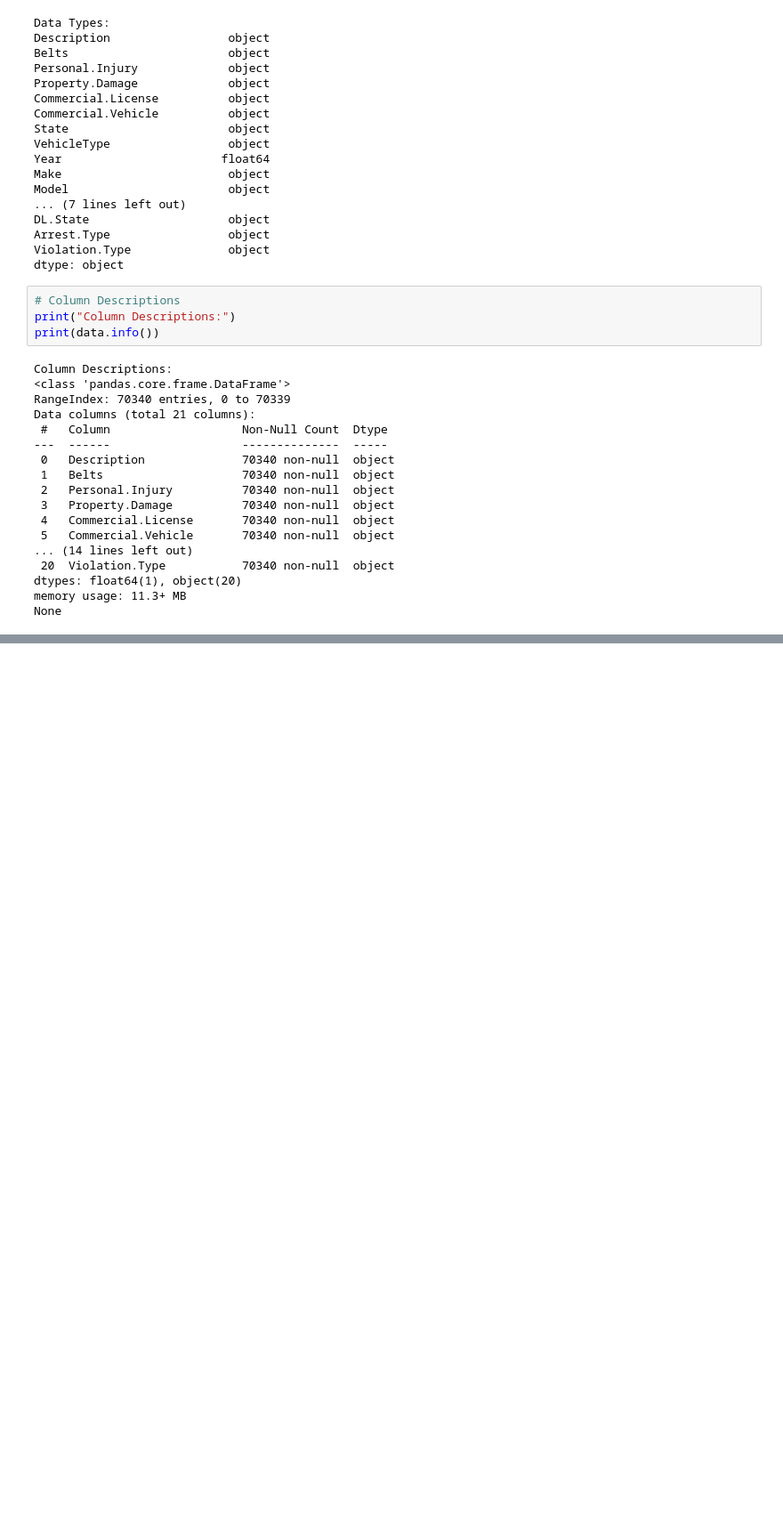
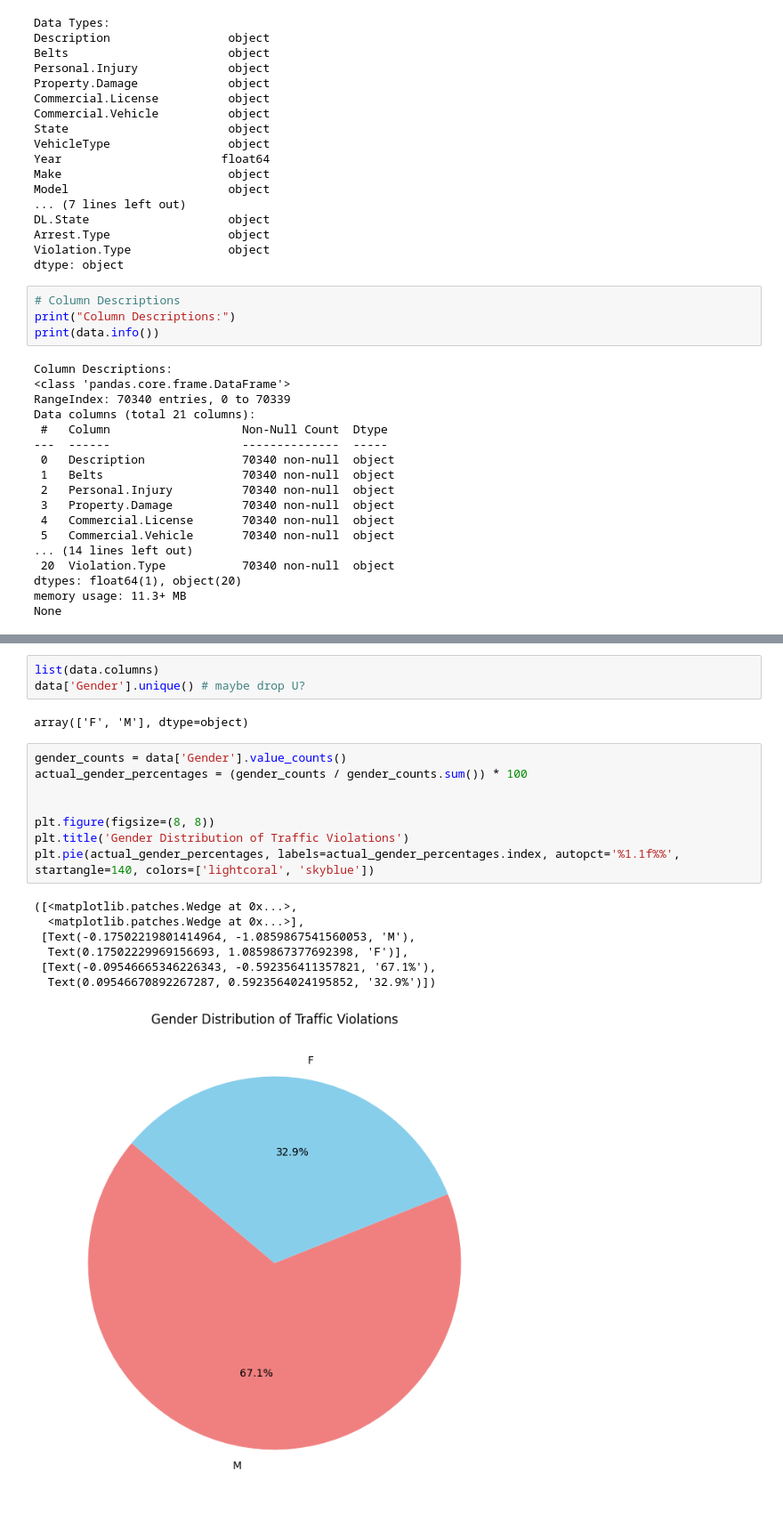
Before and after one commit to devPach4545/CSE_151A, a Jupyter notebook: CSE_151A_Project.ipynb, the cells around one changed output, grey strips where cells are left out. Shown: that part at 89% size. Saved outputs shown, nothing was run; the diff lists cells and outputs as text; blank space fills up the shorter version.

```diff
--- a/CSE_151A_Project.ipynb
+++ b/CSE_151A_Project.ipynb
@@ -163,0 +224,21 @@ None
+# %%
+list(data.columns)
+data['Gender'].unique() # maybe drop U?
+# %% [output]
+array(['F', 'M'], dtype=object)
+# %%
+gender_counts = data['Gender'].value_counts()
+actual_gender_percentages = (gender_counts / gender_counts.sum()) * 100
+
+
+plt.figure(figsize=(8, 8))
+plt.title('Gender Distribution of Traffic Violations')
+plt.pie(actual_gender_percentages, labels=actual_gender_percentages.index, autopct='%1.1f%%', startangle=140, colors=['lightcoral', 'skyblue'])
+# %% [output]
+([<matplotlib.patches.Wedge at 0x...>,
+  <matplotlib.patches.Wedge at 0x...>],
+ [Text(-0.17502219801414964, -1.0859867541560053, 'M'),
+  Text(0.17502229969156693, 1.0859867377692398, 'F')],
+ [Text(-0.09546665346226343, -0.592356411357821, '67.1%'),
+  Text(0.09546670892267287, 0.5923564024195852, '32.9%')])
+[figure, added]
```
Also changed, not shown: parts of 18 cells of this notebook.
